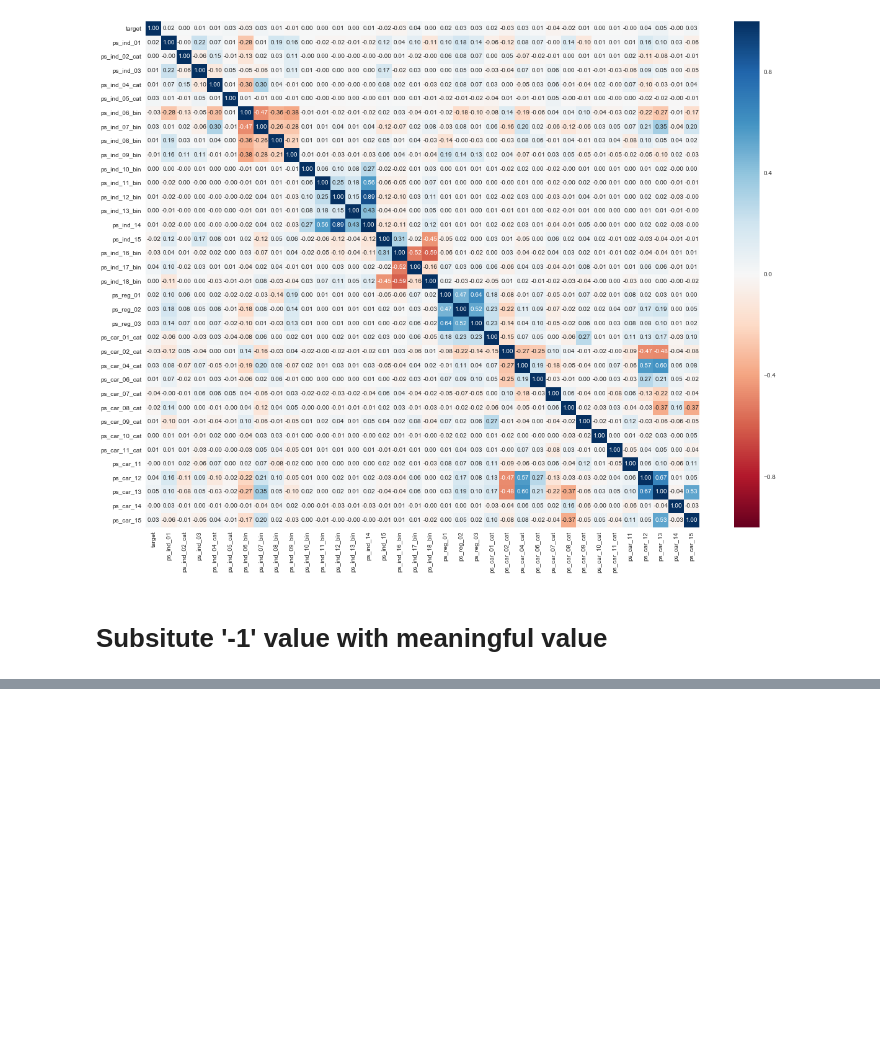
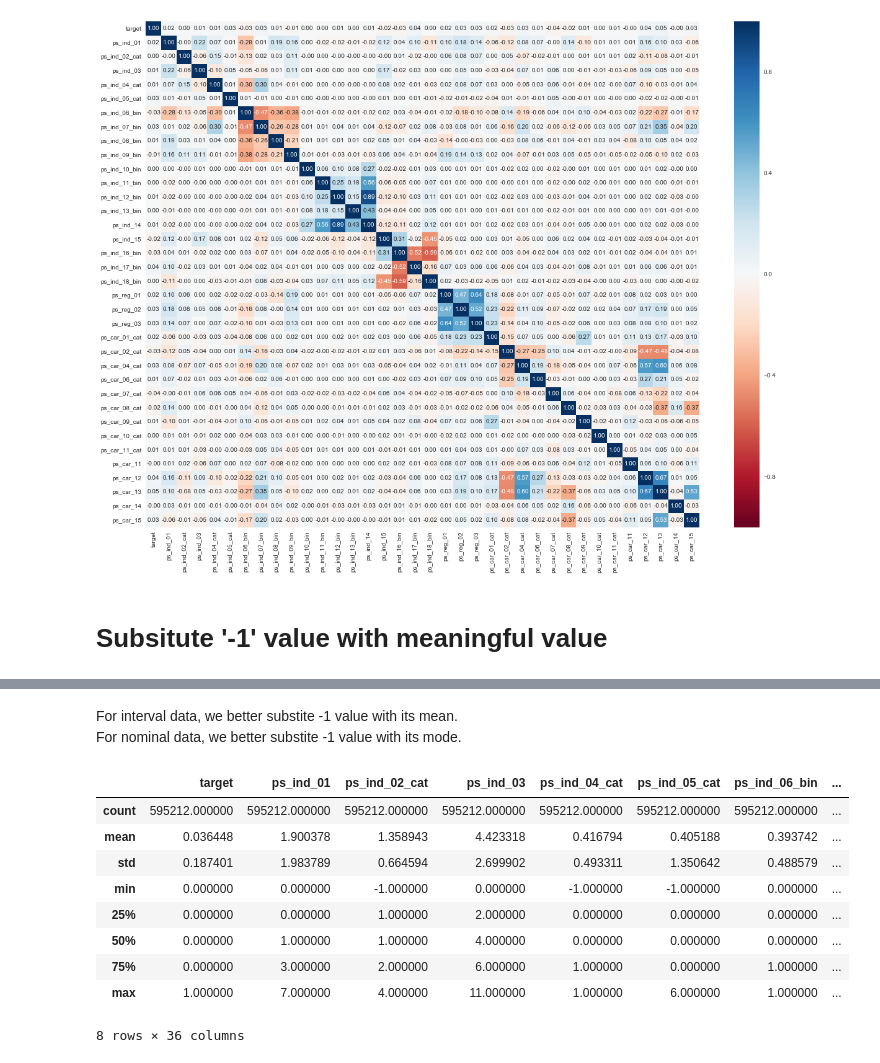
Before and after one commit to 15027668g/Cargo-Kaggle-, a Jupyter notebook: Cargo kenel.ipynb, the cells around one changed output, grey strips where cells are left out. Saved outputs shown, nothing was run; the diff lists cells and outputs as text; code cells hidden in the pictures; blank space fills up the shorter version.

```diff
--- a/Cargo kenel.ipynb
+++ b/Cargo kenel.ipynb
@@ -217,0 +304,23 @@ plt.show()
+# %% [markdown]
+For interval data, we better substite -1 value with its mean. <br>
+For nominal data, we better substite -1 value with its mode.
+# %%
+mean_imp = Imputer(missing_values=-1, strategy='mean', axis=0)
+mode_imp = Imputer(missing_values=-1, strategy='most_frequent', axis=0)
+traindata['ps_reg_03'] = mean_imp.fit_transform(traindata[['ps_reg_03']]).ravel()
+traindata['ps_car_12'] = mean_imp.fit_transform(traindata[['ps_car_12']]).ravel()
+traindata['ps_car_14'] = mean_imp.fit_transform(traindata[['ps_car_14']]).ravel()
+traindata['ps_car_11'] = mode_imp.fit_transform(traindata[['ps_car_11']]).ravel()
+# %%
+traindata.describe()
+# %% [output]
+|  | target | ps_ind_01 | ps_ind_02_cat | ps_ind_03 | ps_ind_04_cat | ps_ind_05_cat | ps_ind_06_bin | ... |
+| count | 595212.000000 | 595212.000000 | 595212.000000 | 595212.000000 | 595212.000000 | 595212.000000 | 595212.000000 | ... |
+| mean | 0.036448 | 1.900378 | 1.358943 | 4.423318 | 0.416794 | 0.405188 | 0.393742 | ... |
+| std | 0.187401 | 1.983789 | 0.664594 | 2.699902 | 0.493311 | 1.350642 | 0.488579 | ... |
+| min | 0.000000 | 0.000000 | -1.000000 | 0.000000 | -1.000000 | -1.000000 | 0.000000 | ... |
+| 25% | 0.000000 | 0.000000 | 1.000000 | 2.000000 | 0.000000 | 0.000000 | 0.000000 | ... |
+| 50% | 0.000000 | 1.000000 | 1.000000 | 4.000000 | 0.000000 | 0.000000 | 0.000000 | ... |
+| 75% | 0.000000 | 3.000000 | 2.000000 | 6.000000 | 1.000000 | 0.000000 | 1.000000 | ... |
+| max | 1.000000 | 7.000000 | 4.000000 | 11.000000 | 1.000000 | 6.000000 | 1.000000 | ... |
+8 rows × 36 columns
```
Also changed, not shown: parts of 5 cells of this notebook.
